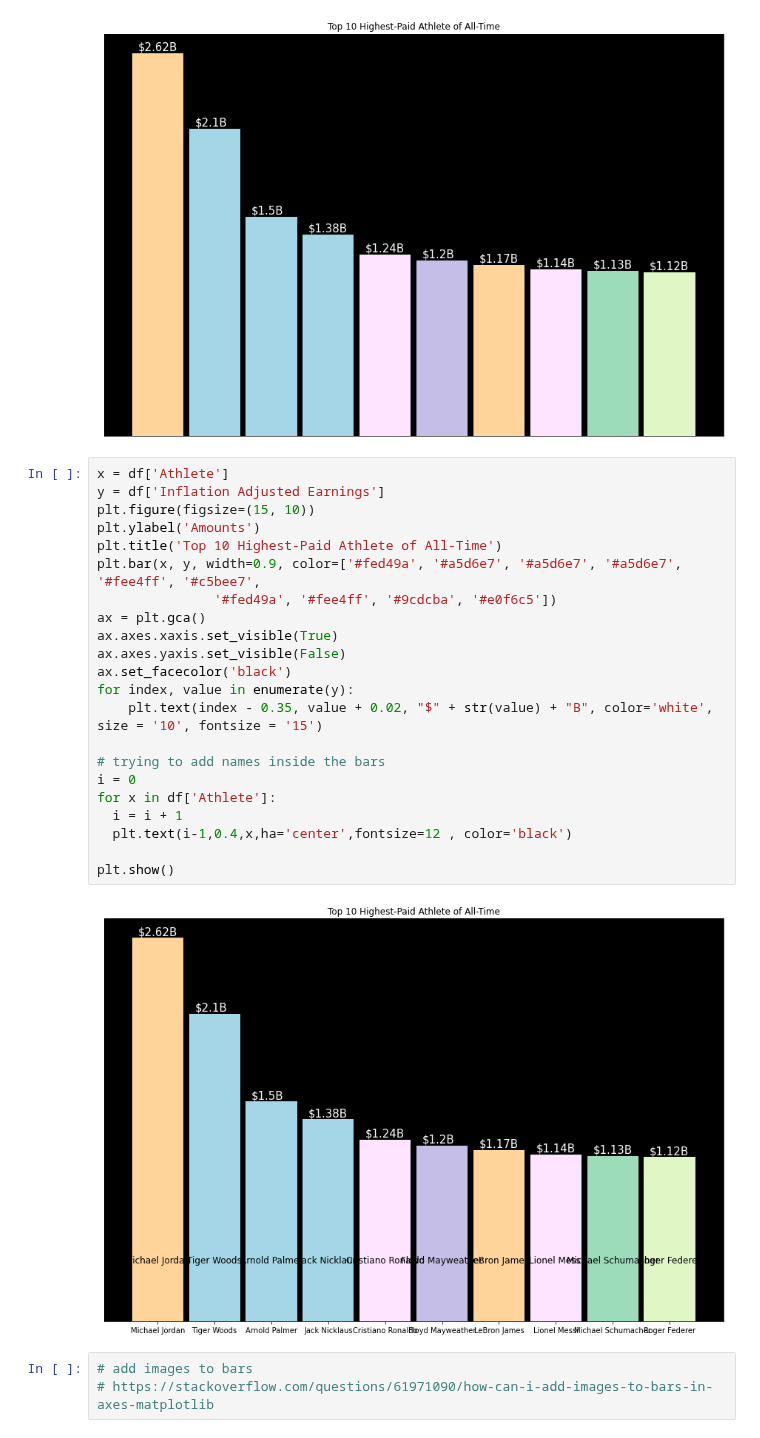
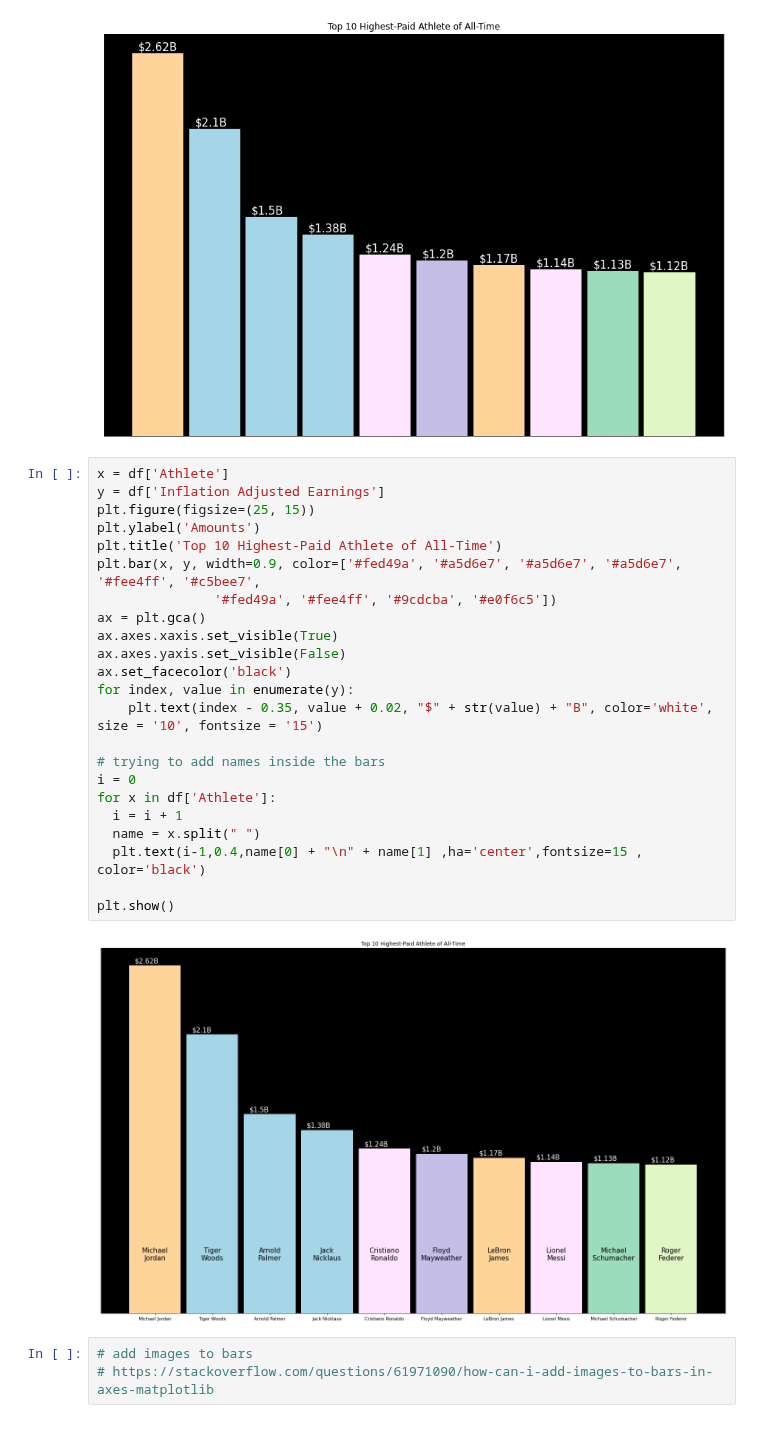
Before and after one commit to aayushbhurtel/Data_Visualization, a Jupyter notebook: Recreating_masters_proposal_INITIAL_DRAFT.ipynb, the cells around one changed output. Saved outputs shown, nothing was run; the diff lists cells and outputs as text.

```diff
--- a/Recreating_masters_proposal_INITIAL_DRAFT.ipynb
+++ b/Recreating_masters_proposal_INITIAL_DRAFT.ipynb
@@ -166,27 +163,28 @@ plt.show()
 # %%
 x = df['Athlete']
 y = df['Inflation Adjusted Earnings']
-plt.figure(figsize=(15, 10))
+plt.figure(figsize=(25, 15))
 plt.ylabel('Amounts')
 plt.title('Top 10 Highest-Paid Athlete of All-Time')
 plt.bar(x, y, width=0.9, color=['#fed49a', '#a5d6e7', '#a5d6e7', '#a5d6e7', '#fee4ff', '#c5bee7',
                '#fed49a', '#fee4ff', '#9cdcba', '#e0f6c5'])
 ax = plt.gca()
 ax.axes.xaxis.set_visible(True)
 ax.axes.yaxis.set_visible(False)
 ax.set_facecolor('black')
 for index, value in enumerate(y):
     plt.text(index - 0.35, value + 0.02, "$" + str(value) + "B", color='white', size = '10', fontsize = '15')
 
 # trying to add names inside the bars
 i = 0
 for x in df['Athlete']:
   i = i + 1
-  plt.text(i-1,0.4,x,ha='center',fontsize=12 , color='black')
+  name = x.split(" ")
+  plt.text(i-1,0.4,name[0] + "\n" + name[1] ,ha='center',fontsize=15 , color='black')
 
 plt.show()
 # %% [output]
-[figure, old version]
+[figure, new version]
 # %%
 # add images to bars
 # https://stackoverflow.com/questions/61971090/how-can-i-add-images-to-bars-in-axes-matplotlib
```
Also changed, not shown: parts of 3 cells of this notebook.
